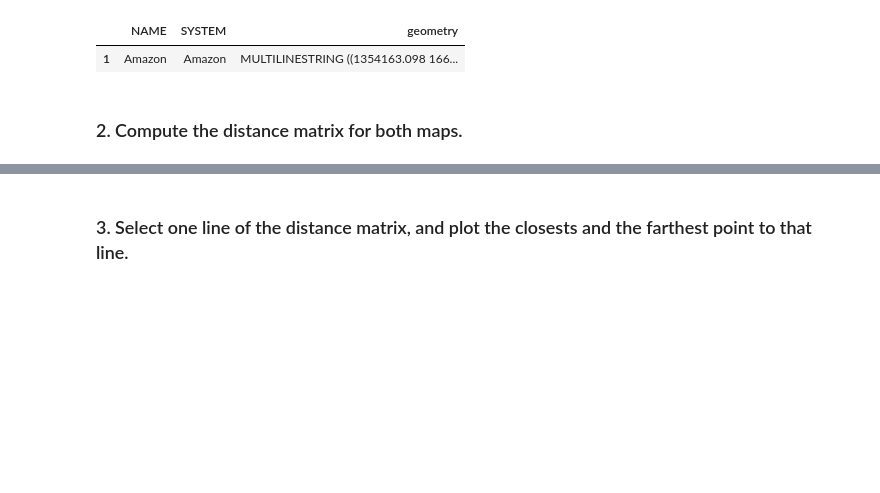
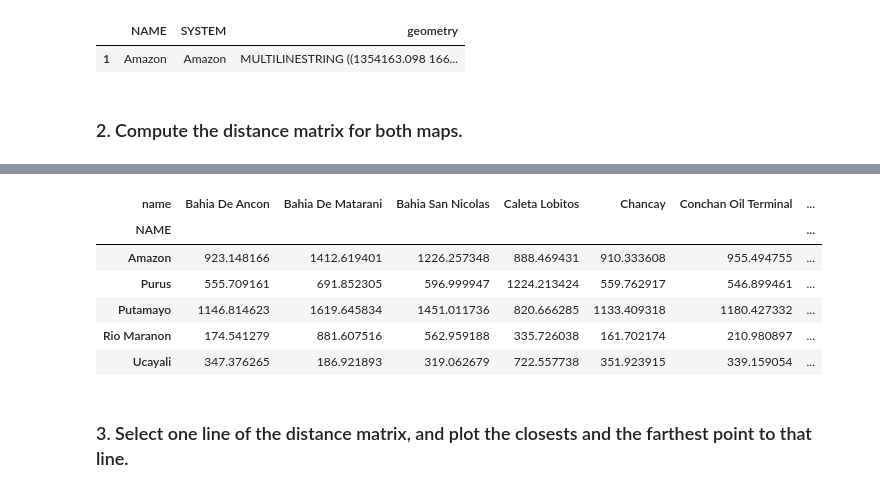
Before and after one commit to IntroSpatialDataScience/MiningGDF_Project1, a Jupyter notebook: Ev-p1.ipynb, the cells around one changed output, grey strips where cells are left out. Cells and saved outputs as stored; diff of their text form; code cells hidden in the pictures; blank space fills up the shorter version.

```diff
--- a/Ev-p1.ipynb
+++ b/Ev-p1.ipynb
@@ -405,0 +424,13 @@ rivers[rivers.NAME.str.contains('Grande')].iloc[0].geometry.distance(largeAirpor
+# %%
+MatrizDistanceRiver=rivers.set_index('NAME').geometry.apply\
+(lambda g: seaPortName.geometry.distance(g)/1000).\
+sort_index(axis=0).sort_index(axis=1)
+MatrizDistanceRiver
+# %% [output]
+| name | Bahia De Ancon | Bahia De Matarani | Bahia San Nicolas | Caleta Lobitos | Chancay | Conchan Oil Terminal | ... |
+| NAME |  |  |  |  |  |  | ... |
+| Amazon | 923.148166 | 1412.619401 | 1226.257348 | 888.469431 | 910.333608 | 955.494755 | ... |
+| Purus | 555.709161 | 691.852305 | 596.999947 | 1224.213424 | 559.762917 | 546.899461 | ... |
+| Putamayo | 1146.814623 | 1619.645834 | 1451.011736 | 820.666285 | 1133.409318 | 1180.427332 | ... |
+| Rio Maranon | 174.541279 | 881.607516 | 562.959188 | 335.726038 | 161.702174 | 210.980897 | ... |
+| Ucayali | 347.376265 | 186.921893 | 319.062679 | 722.557738 | 351.923915 | 339.159054 | ... |
```
Also changed, not shown: parts of 3 cells of this notebook.
